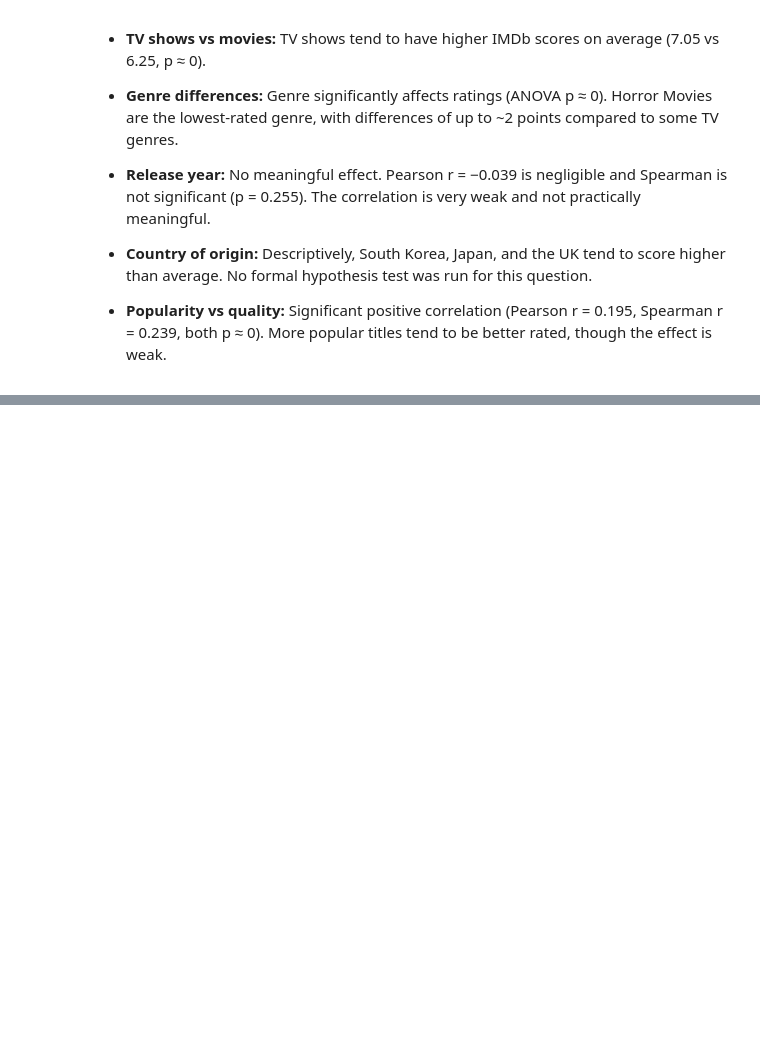
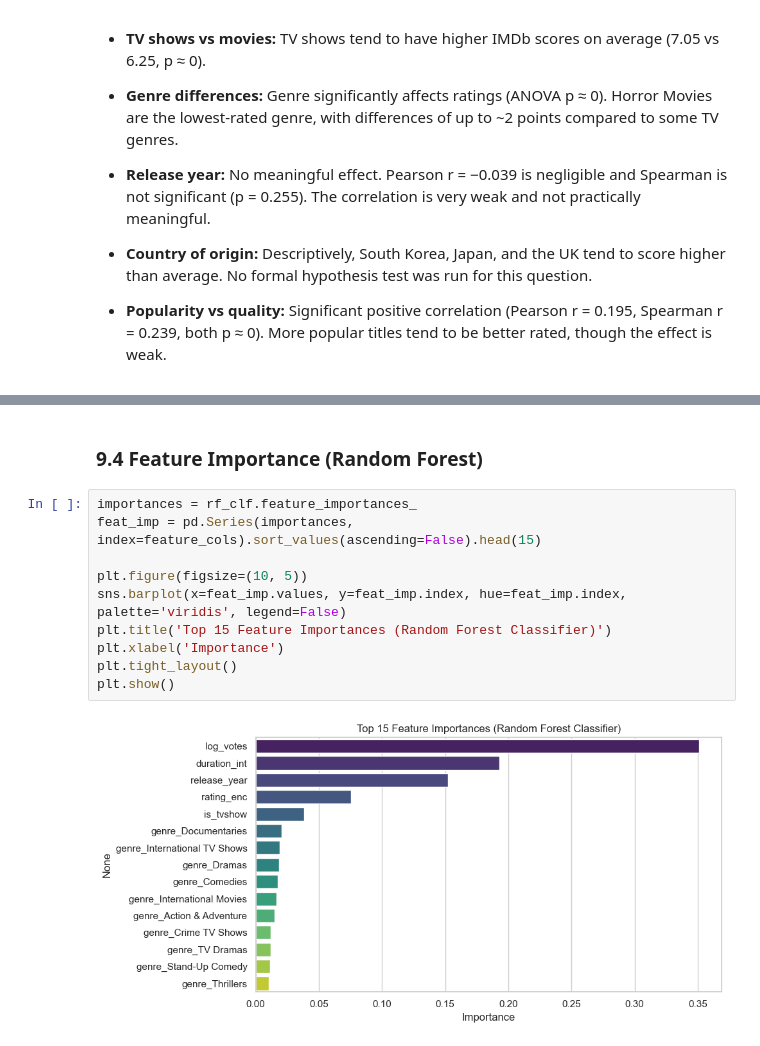
Before and after one commit to elif-aksy/netflix-success-prediction-dsa210termproject, a Jupyter notebook: notebooks/eda.ipynb, the cells around one changed output, grey strips where cells are left out. Drawn from its saved outputs; the diff is of its cells as text; blank space fills up the shorter version.

```diff
--- a/notebooks/eda.ipynb
+++ b/notebooks/eda.ipynb
@@ -561,0 +718,14 @@ There is a statistically significant correlation between vote count and IMDb sco
+# %% [markdown]
+### 9.4 Feature Importance (Random Forest)
+# %%
+importances = rf_clf.feature_importances_
+feat_imp = pd.Series(importances, index=feature_cols).sort_values(ascending=False).head(15)
+
+plt.figure(figsize=(10, 5))
+sns.barplot(x=feat_imp.values, y=feat_imp.index, hue=feat_imp.index, palette='viridis', legend=False)
+plt.title('Top 15 Feature Importances (Random Forest Classifier)')
+plt.xlabel('Importance')
+plt.tight_layout()
+plt.show()
+# %% [output]
+[figure, added]
```
Also changed, not shown: parts of 18 cells of this notebook, 1 other file.
